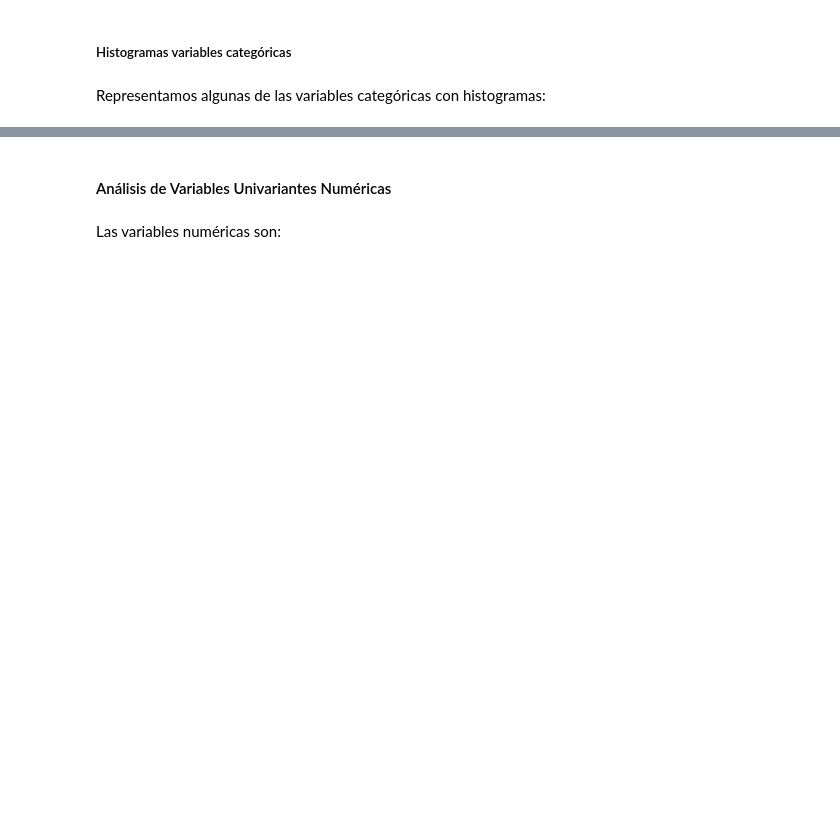
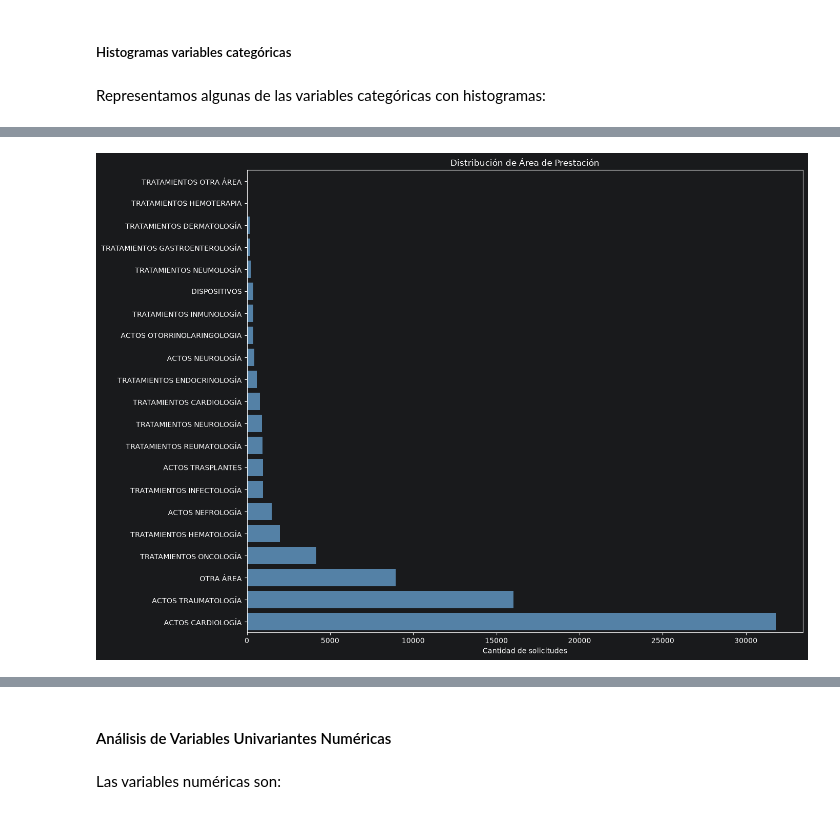
Before and after one commit to gperezucu/ucu-diploma-python_grupo_E, a Jupyter notebook: notebooks/practice.ipynb, the cells around one changed output, grey strips where cells are left out. Saved outputs shown, nothing was run; the diff lists cells and outputs as text; code cells hidden in the pictures; blank space fills up the shorter version.

```diff
--- a/notebooks/practice.ipynb
+++ b/notebooks/practice.ipynb
@@ -630 +648,23 @@ plt.show()
+# %%
+plt.figure(figsize=(14, 10))
+
+areas = (
+    df["area_prestacion"]
+    .value_counts()
+    .sort_values()
+)
+
+sns.barplot(
+    x=areas.values,
+    y=areas.index,
+    color="steelblue"
+)
+
+plt.title("Distribución de Área de Prestación")
+plt.xlabel("Cantidad de solicitudes")
+plt.ylabel("")
+plt.tight_layout()
+plt.show()
+# %% [output]
+[figure, added]
 # %% [markdown]
```
Also changed, not shown: parts of 67 cells of this notebook, 1 other file.
